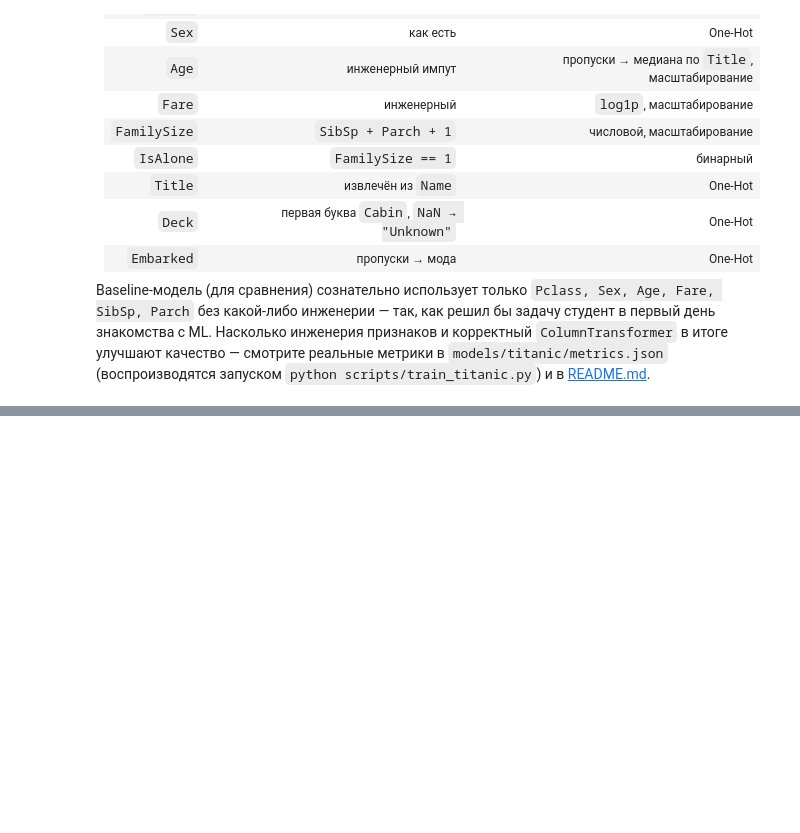
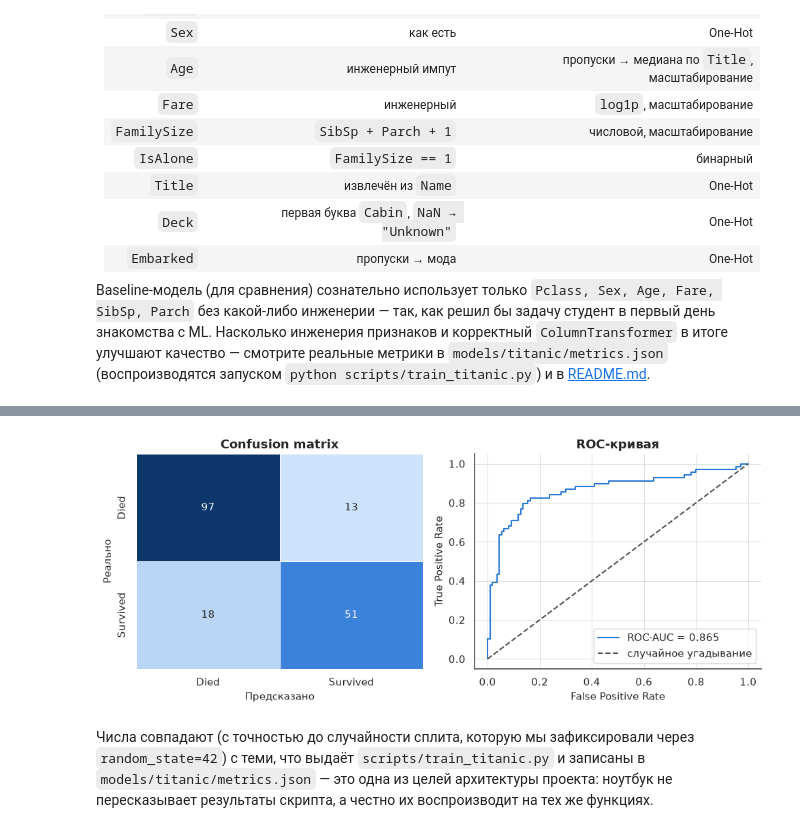
Before and after one commit to AndrewKr123/Ml, a Jupyter notebook: notebooks/01_titanic_eda.ipynb, the cells around one changed output, grey strips where cells are left out. Saved outputs shown, nothing was run; the diff lists cells and outputs as text; code cells hidden in the pictures; blank space fills up the shorter version.

```diff
--- a/notebooks/01_titanic_eda.ipynb
+++ b/notebooks/01_titanic_eda.ipynb
@@ -293,0 +305,36 @@ Baseline-модель (для сравнения) сознательно исп
+# %%
+from sklearn.linear_model import LogisticRegression
+from sklearn.model_selection import train_test_split
+
+from src.titanic_preprocessing import (
+    build_baseline_pipeline, build_final_pipeline, engineer_features, impute_age_by_title,
+)
+from src.evaluation import classification_metrics, print_metrics
+from utils.plotting import plot_confusion_matrix, plot_roc_curve
+
+RANDOM_STATE = 42
+BEST_C = 0.3  # найдено через GridSearchCV в scripts/train_titanic.py, см. models/titanic/metrics.json
+
+train_df, holdout_df = train_test_split(
+    train, test_size=0.2, stratify=train["Survived"], random_state=RANDOM_STATE
+)
+
+# ---- Baseline: без инженерии признаков ----
+baseline_model = build_baseline_pipeline(LogisticRegression(max_iter=1000, random_state=RANDOM_STATE))
+baseline_model.fit(train_df, train_df["Survived"])
+baseline_pred = baseline_model.predict(holdout_df)
+baseline_prob = baseline_model.predict_proba(holdout_df)[:, 1]
+baseline_metrics = classification_metrics(holdout_df["Survived"], baseline_pred, baseline_prob)
+print_metrics("BASELINE: LogisticRegression без feature engineering", baseline_metrics)
+
+# ---- Final: инженерия признаков + C, подобранный по CV в scripts/train_titanic.py ----
+train_fe = engineer_features(train_df)
+holdout_fe = engineer_features(holdout_df)
+train_fe, holdout_fe = impute_age_by_title(train_fe, holdout_fe)
+
+final_model = build_final_pipeline(LogisticRegression(C=BEST_C, max_iter=1000, random_state=RANDOM_STATE))
+final_model.fit(train_fe, train_fe["Survived"])
+final_pred = final_model.predict(holdout_fe)
+final_prob = final_model.predict_proba(holdout_fe)[:, 1]
+final_metrics = classification_metrics(holdout_fe["Survived"], final_pred, final_prob)
+print_metrics(f"FINAL: инженерия признаков + C={BEST_C}", final_metrics)
@@ -293,0 +357,14 @@ Baseline-модель (для сравнения) сознательно исп
+# %%
+fig, axes = plt.subplots(1, 2, figsize=(10, 4.2))
+plot_confusion_matrix(holdout_fe["Survived"], final_pred, labels=("Died", "Survived"), ax=axes[0])
+plot_roc_curve(holdout_fe["Survived"], final_prob, ax=axes[1])
+fig.tight_layout()
+plt.show()
+# %% [output]
+[figure, added]
+# %% [markdown]
+Числа совпадают (с точностью до случайности сплита, которую мы зафиксировали
+через `random_state=42`) с теми, что выдаёт `scripts/train_titanic.py` и
+записаны в `models/titanic/metrics.json` — это одна из целей архитектуры
+проекта: ноутбук не пересказывает результаты скрипта, а честно их
+воспроизводит на тех же функциях.
```
Also changed, not shown: parts of 3 cells of this notebook, 5 other files.
